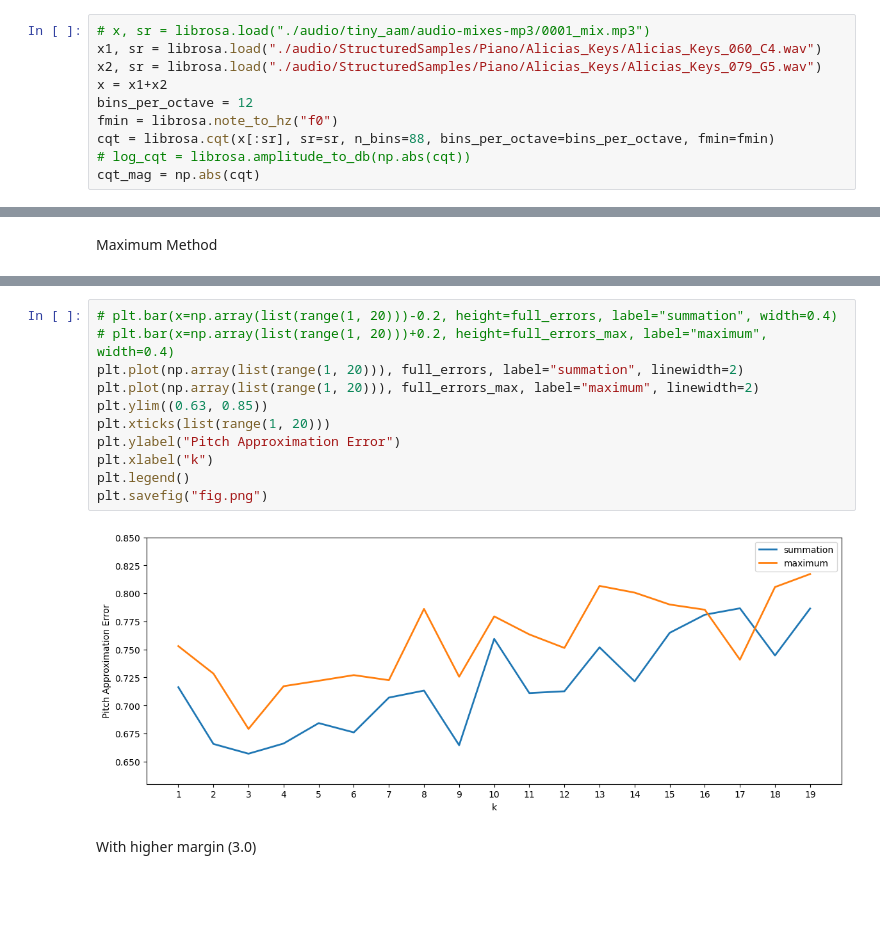
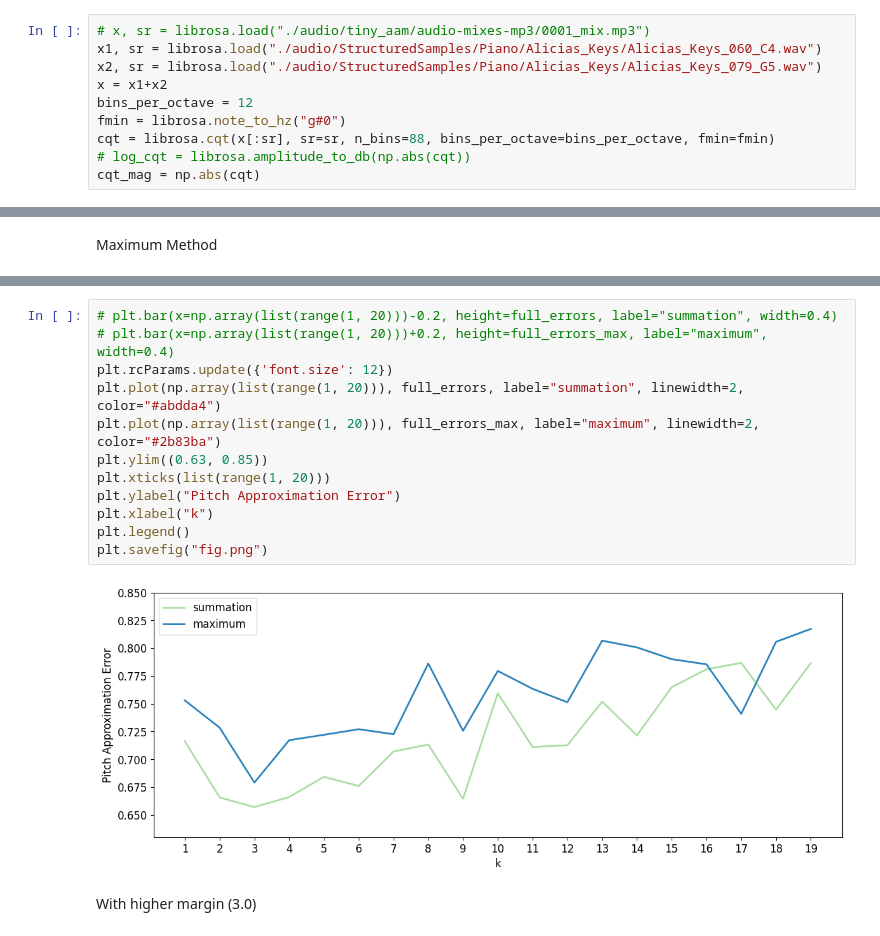
Before and after one commit to jd-rub/MA-thesis, a Jupyter notebook: notebooks/preprocessing_testing.ipynb, the cells around one changed output, grey strips where cells are left out. Drawn from its saved outputs; the diff is of its cells as text; blank space fills up the shorter version.

```diff
--- a/notebooks/preprocessing_testing.ipynb
+++ b/notebooks/preprocessing_testing.ipynb
@@ -16,7 +12,7 @@ x1, sr = librosa.load("./audio/StructuredSamples/Piano/Alicias_Keys/Alicias_Keys
 x2, sr = librosa.load("./audio/StructuredSamples/Piano/Alicias_Keys/Alicias_Keys_079_G5.wav")
 x = x1+x2
 bins_per_octave = 12
-fmin = librosa.note_to_hz("f0")
+fmin = librosa.note_to_hz("g#0")
 cqt = librosa.cqt(x[:sr], sr=sr, n_bins=88, bins_per_octave=bins_per_octave, fmin=fmin)
 # log_cqt = librosa.amplitude_to_db(np.abs(cqt))
 cqt_mag = np.abs(cqt)
@@ -463,16 +480,17 @@ Errors for k = 19: 0.817345238095238
 # %%
 # plt.bar(x=np.array(list(range(1, 20)))-0.2, height=full_errors, label="summation", width=0.4)
 # plt.bar(x=np.array(list(range(1, 20)))+0.2, height=full_errors_max, label="maximum", width=0.4)
-plt.plot(np.array(list(range(1, 20))), full_errors, label="summation", linewidth=2)
-plt.plot(np.array(list(range(1, 20))), full_errors_max, label="maximum", linewidth=2)
+plt.rcParams.update({'font.size': 12})
+plt.plot(np.array(list(range(1, 20))), full_errors, label="summation", linewidth=2, color="#abdda4")
+plt.plot(np.array(list(range(1, 20))), full_errors_max, label="maximum", linewidth=2, color="#2b83ba")
 plt.ylim((0.63, 0.85))
 plt.xticks(list(range(1, 20)))
 plt.ylabel("Pitch Approximation Error")
 plt.xlabel("k")
 plt.legend()
 plt.savefig("fig.png")
 # %% [output]
-[figure, old version]
+[figure, new version]
 # %% [markdown]
 With higher margin (3.0)
 # %%
```
Also changed, not shown: parts of 22 cells of this notebook, 7 other files.
